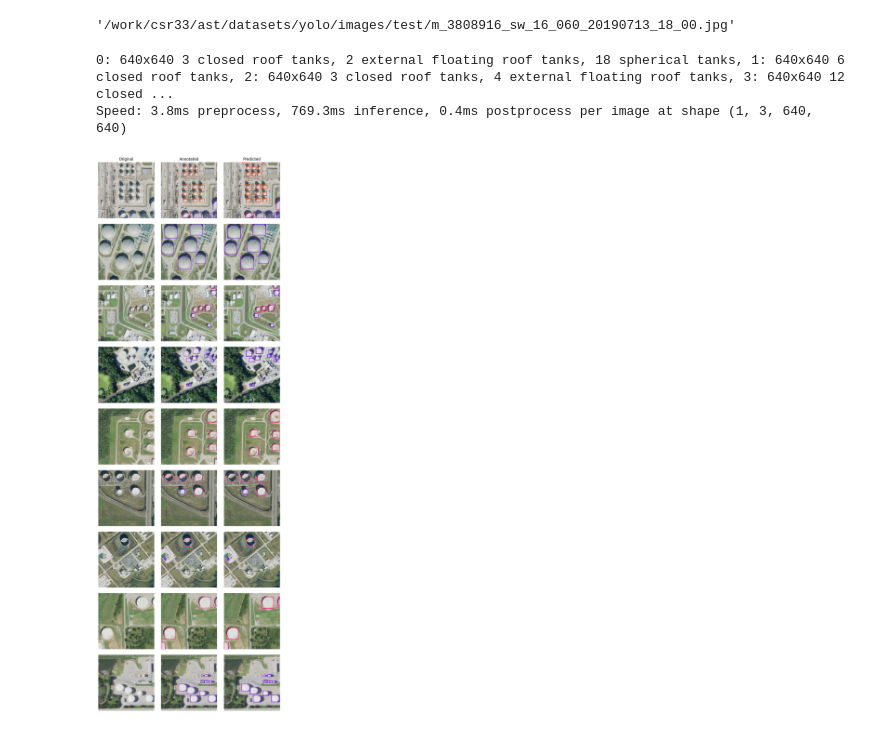
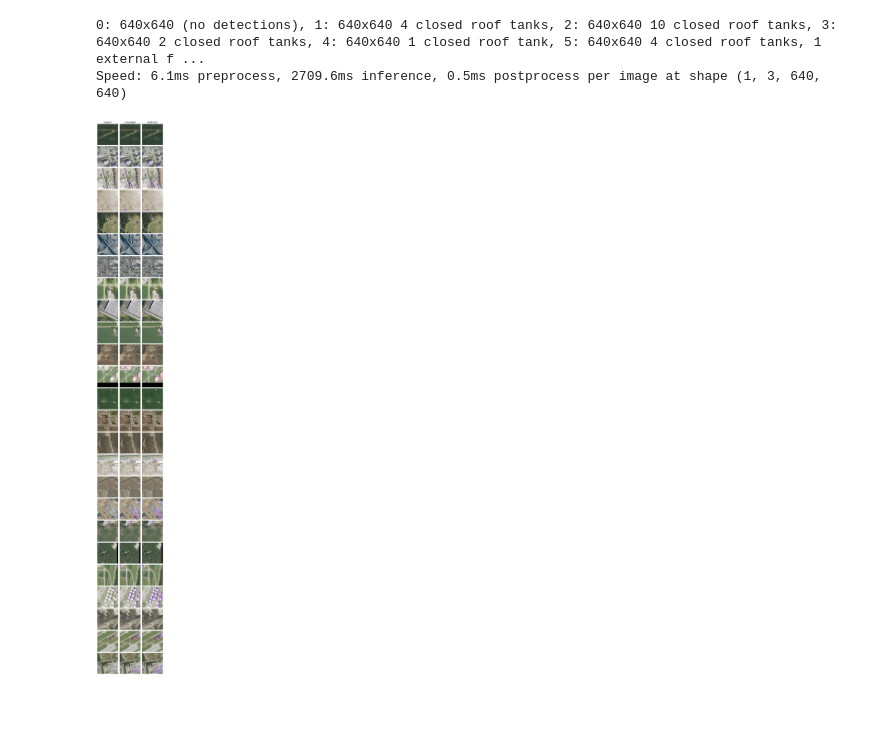
Before and after one commit to celinerobi/ast_object_detection_public, a Jupyter notebook: src/prediction_plot.ipynb, the cells around one changed output. Drawn from its saved outputs; the diff is of its cells as text; code cells hidden in the pictures; blank space fills up the shorter version.

Commit message:
working on capacity estimation plots

```diff
--- a/src/prediction_plot.ipynb
+++ b/src/prediction_plot.ipynb
@@ -126,48 +128,44 @@ img_paths = ['/work/csr33/ast/datasets/yolo/images/test/m_3008845_nw_16_060_2018
 indicies = [i for i in range(len(test_img_paths))]
 shuffle(indicies)
 images = [test_img_paths[i] for i in indicies]
-rand_indices = random.sample(range(len(images)), 4)
+rand_indices = random.sample(range(len(images)), 25)
 img_paths = [images[i] for i in rand_indices]
-# %%
-img_paths[1]
-# %% [output]
-'/work/csr33/ast/datasets/yolo/images/test/m_3808916_sw_16_060_20190713_18_00.jpg'
 # %%
 label_paths = convert_img_path_to_label_path(img_paths)
 # %%
 # Run inference on 'bus.jpg'
 predict_img_dir = "/hpc/home/csr33/prediction_imgs"#"/hpc/group/borsuklab/csr33/object_detection/prediction_imgs"
 #bgr
 box_colors = [(255, 0, 124, 0.8),(132, 0, 255, 0.8),(0, 60, 255, 0.8)]
 results = model(img_paths, conf=0.5)  # results list
 
-fig,axes = plt.subplots(nrows=len(img_paths), ncols=3, figsize=(3*3,len(img_paths)*3))
+fig,axes = plt.subplots(nrows=len(img_paths), ncols=3, figsize=(3*2,len(img_paths)*2))
 for i, (img_path, label_path, result) in enumerate(zip(img_paths,label_paths,results)):
     class_name_dict = format_class_names(result)
     image = cv2.imread(img_path)
     axes[i,0].imshow(cv2.cvtColor(image, cv2.COLOR_BGR2RGB))
 
     anno_image = plot_annotations_on_img(image, label_path, class_name_dict, box_colors)
     axes[i,1].imshow(cv2.cvtColor(anno_image, cv2.COLOR_BGR2RGB))
 
     pred_image = plot_predictions_on_img(image, result, class_name_dict, box_colors)
     axes[i,2].imshow(cv2.cvtColor(pred_image, cv2.COLOR_BGR2RGB))
 
     axes[i,0].set_axis_off()
     axes[i,1].set_axis_off()
     axes[i,2].set_axis_off()
 
 # set column/row names
 axes[0,0].set_title(f"Original",fontsize=12)
 axes[0,1].set_title(f"Annotated",fontsize=12)
 axes[0,2].set_title(f"Predicted",fontsize=12)
 
 plt.subplots_adjust(left=0.05,bottom=0.05,
                     right=0.95, top=0.95,
-                    wspace=0.1,
-                    hspace=0.1)
+                    wspace=0.05,
+                    hspace=0.05)
 plt.show()
 # %% [output]
-0: 640x640 3 closed roof tanks, 2 external floating roof tanks, 18 spherical tanks, 1: 640x640 6 closed roof tanks, 2: 640x640 3 closed roof tanks, 4 external floating roof tanks, 3: 640x640 12 closed ...
-Speed: 3.8ms preprocess, 769.3ms inference, 0.4ms postprocess per image at shape (1, 3, 640, 640)
+0: 640x640 (no detections), 1: 640x640 4 closed roof tanks, 2: 640x640 10 closed roof tanks, 3: 640x640 2 closed roof tanks, 4: 640x640 1 closed roof tank, 5: 640x640 4 closed roof tanks, 1 external f ...
+Speed: 6.1ms preprocess, 2709.6ms inference, 0.5ms postprocess per image at shape (1, 3, 640, 640)
-[figure, old version]
+[figure, new version]
```
Also changed, not shown: parts of 1 cell of this notebook, 12 other files.
